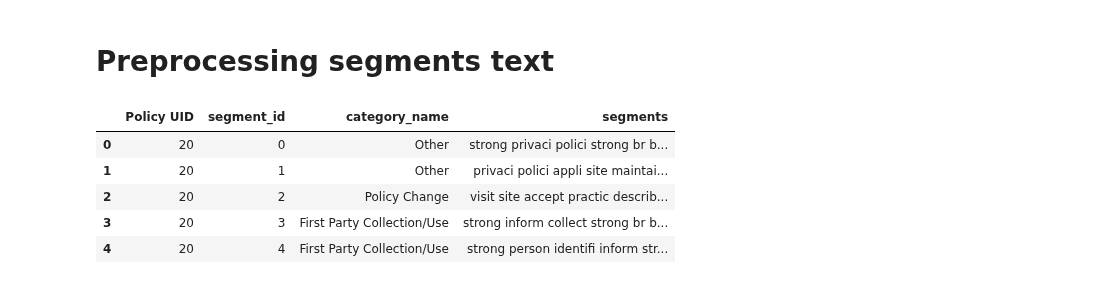
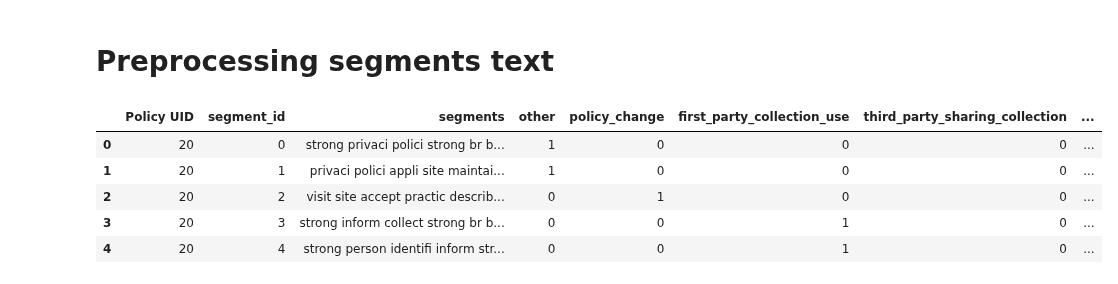
Before and after one commit to bachhvu/Policy-NLP, a Jupyter notebook: Preprocessing_Policy.ipynb, the cells around one changed output. Saved outputs shown, nothing was run; the diff lists cells and outputs as text; code cells hidden in the pictures.

```diff
--- a/Preprocessing_Policy.ipynb
+++ b/Preprocessing_Policy.ipynb
@@ -97,7 +111,7 @@ cols = {'Other': 'other',
 ['Other', 'Policy Change', 'First Party Collection/Use', 'Third Party Sharing/Collection', 'Do Not Track', 'User Choice/Control', 'International and Specific Audiences', 'Data Security', 'Data Retenti ...
 # %%
 #Loop through the categories and generate a set of new columns with names in cols
-binary_categories = pd.DataFrame({'Policy UID':mode_categories['Policy UID'], 'segment_id':mode_categories['segment_id']})
+binary_categories = pd.DataFrame({'Policy UID':mode_categories['Policy UID'], 'segment_id':mode_categories['segment_id'], 'segments':mode_categories['segments']})
 # %%
 for category in categories:
     one_hot = lambda s: 1 if s.startswith(category) else 0
@@ -143,14 +155,14 @@ def clean_text(text):
   return text
 # %%
 #Process the segments here
-mode_categories['segments'] = mode_categories['segments'].apply(clean_text)
+binary_categories['segments'] = binary_categories['segments'].apply(clean_text)
 # %%
-mode_categories.head()
+binary_categories.head()
 # %% [output]
-|  | Policy UID | segment_id | category_name | segments |
-| 0 | 20 | 0 | Other | strong privaci polici strong br b... |
-| 1 | 20 | 1 | Other | privaci polici appli site maintai... |
-| 2 | 20 | 2 | Policy Change | visit site accept practic describ... |
-| 3 | 20 | 3 | First Party Collection/Use | strong inform collect strong br b... |
-| 4 | 20 | 4 | First Party Collection/Use | strong person identifi inform str... |
+|  | Policy UID | segment_id | segments | other | policy_change | first_party_collection_use | third_party_sharing_collection | ... |
+| 0 | 20 | 0 | strong privaci polici strong br b... | 1 | 0 | 0 | 0 | ... |
+| 1 | 20 | 1 | privaci polici appli site maintai... | 1 | 0 | 0 | 0 | ... |
+| 2 | 20 | 2 | visit site accept practic describ... | 0 | 1 | 0 | 0 | ... |
+| 3 | 20 | 3 | strong inform collect strong br b... | 0 | 0 | 1 | 0 | ... |
+| 4 | 20 | 4 | strong person identifi inform str... | 0 | 0 | 1 | 0 | ... |
 # %%
```
Also changed, not shown: parts of 6 cells of this notebook.
